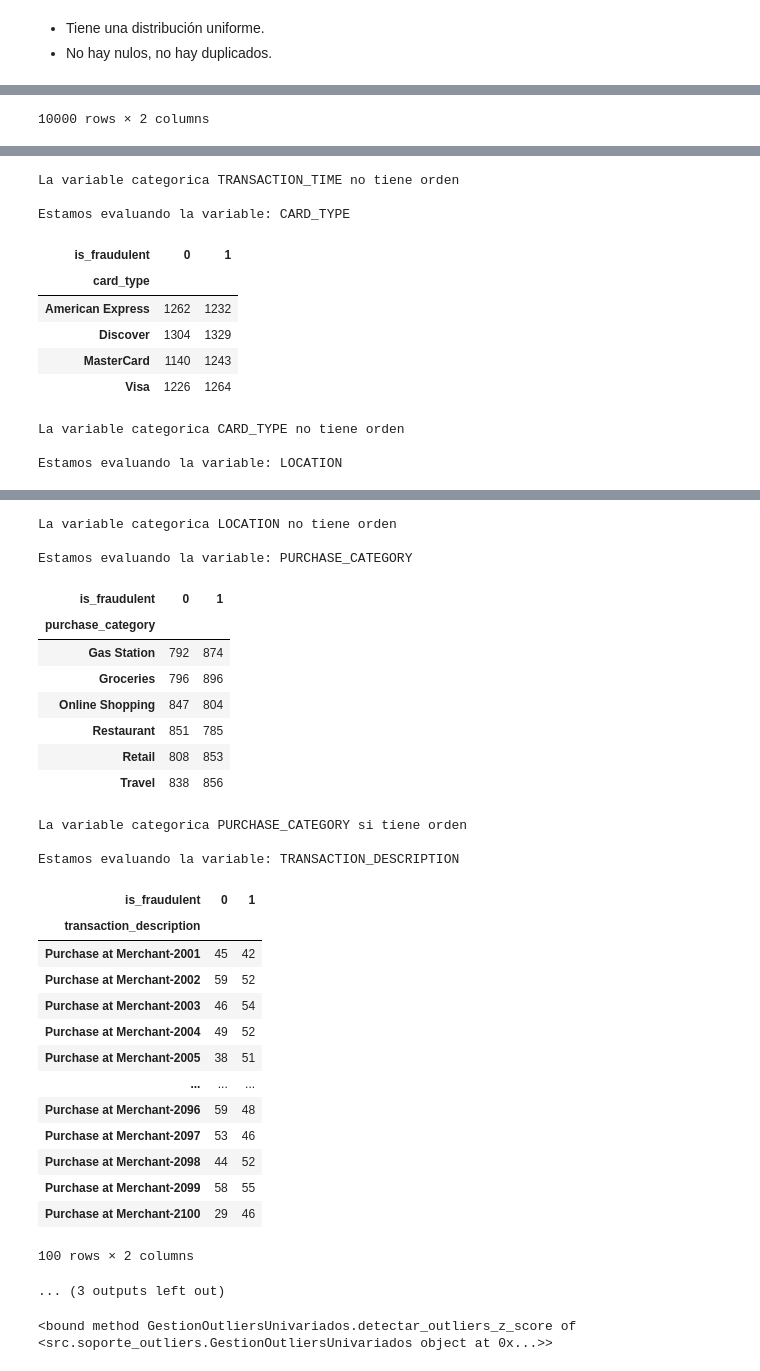
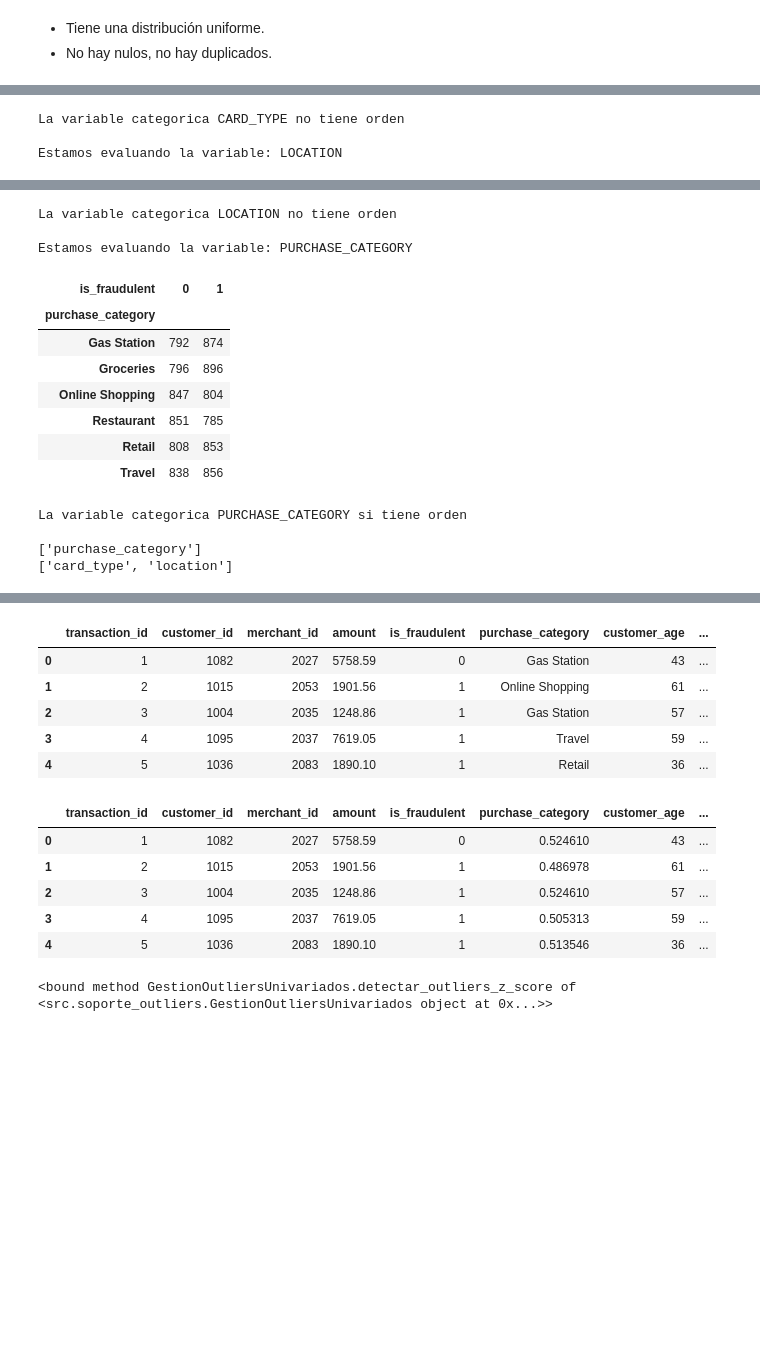
Before and after one commit to Ivan-BV/labotarotio-modulo8-logistica, a Jupyter notebook: modulo8-leccion08-preprocesamiento-logistica.ipynb, the cells around one changed output, grey strips where cells are left out. Saved outputs shown, nothing was run; the diff lists cells and outputs as text; code cells hidden in the pictures; blank space fills up the shorter version.

```diff
--- a/modulo8-leccion08-preprocesamiento-logistica.ipynb
+++ b/modulo8-leccion08-preprocesamiento-logistica.ipynb
@@ -121,3 +121,5 @@ from scipy.stats import chi2_contingency
 # %%
 df = pd.read_csv("datos/financial_data.csv")
 df.head()
+
+df.drop(columns=["transaction_time", "transaction_description"], inplace=True)
@@ -334,14 +291,16 @@ def detectar_orden_cat(lista_categoricas, var_res):
     return lista_ordenas, lista_desordenadas
 # %%
 lista_ordenadas, lista_desordenadas = detectar_orden_cat(df.select_dtypes(["object", "category"]), "is_fraudulent")
-diccionario_encoding = {"target": lista_desordenadas,
-                        "onehot": lista_ordenadas}
+diccionario_encoding = {"target": lista_ordenadas,
+                        "onehot": lista_desordenadas}
+
 print(lista_ordenadas)
 print(lista_desordenadas)
 # En caso de que queramos aplicar el método solo a una columna
 encoding = se.Encoding(df, variable_respuesta="is_fraudulent", diccionario_encoding=diccionario_encoding)
 df_oh = encoding.one_hot_encoding()
 display(df_oh.head())
+# df_target = se.Encoding(df_oh, "is_fraudulent", diccionario_encoding).target_encoding()
 df_target = encoding.target_encoding()
 df_target.head()
 # %% [output]
@@ -362 +314,3 @@ Estamos evaluando la variable: TRANSACTION_TIME
-10000 rows × 2 columns
+La variable categorica CARD_TYPE no tiene orden
+
+Estamos evaluando la variable: LOCATION
@@ -363,12 +335,15 @@ Estamos evaluando la variable: TRANSACTION_TIME
-La variable categorica TRANSACTION_TIME no tiene orden
+La variable categorica LOCATION no tiene orden
 
-Estamos evaluando la variable: CARD_TYPE
+Estamos evaluando la variable: PURCHASE_CATEGORY
-| is_fraudulent | 0 | 1 |
-| card_type |  |  |
-| American Express | 1262 | 1232 |
-| Discover | 1304 | 1329 |
-| MasterCard | 1140 | 1243 |
-| Visa | 1226 | 1264 |
+| is_fraudulent | 0 | 1 |
+| purchase_category |  |  |
+| Gas Station | 792 | 874 |
+| Groceries | 796 | 896 |
+| Online Shopping | 847 | 804 |
+| Restaurant | 851 | 785 |
+| Retail | 808 | 853 |
+| Travel | 838 | 856 |
-La variable categorica CARD_TYPE no tiene orden
+La variable categorica PURCHASE_CATEGORY si tiene orden
 
-Estamos evaluando la variable: LOCATION
+['purchase_category']
+['card_type', 'location']
@@ -393,31 +350,14 @@ Estamos evaluando la variable: LOCATION
-La variable categorica LOCATION no tiene orden
-
-Estamos evaluando la variable: PURCHASE_CATEGORY
-| is_fraudulent | 0 | 1 |
-| purchase_category |  |  |
-| Gas Station | 792 | 874 |
-| Groceries | 796 | 896 |
-| Online Shopping | 847 | 804 |
-| Restaurant | 851 | 785 |
-| Retail | 808 | 853 |
-| Travel | 838 | 856 |
+|  | transaction_id | customer_id | merchant_id | amount | is_fraudulent | purchase_category | customer_age | ... |
+| 0 | 1 | 1082 | 2027 | 5758.59 | 0 | Gas Station | 43 | ... |
+| 1 | 2 | 1015 | 2053 | 1901.56 | 1 | Online Shopping | 61 | ... |
+| 2 | 3 | 1004 | 2035 | 1248.86 | 1 | Gas Station | 57 | ... |
+| 3 | 4 | 1095 | 2037 | 7619.05 | 1 | Travel | 59 | ... |
+| 4 | 5 | 1036 | 2083 | 1890.10 | 1 | Retail | 36 | ... |
-La variable categorica PURCHASE_CATEGORY si tiene orden
-
-Estamos evaluando la variable: TRANSACTION_DESCRIPTION
-| is_fraudulent | 0 | 1 |
-| transaction_description |  |  |
-| Purchase at Merchant-2001 | 45 | 42 |
-| Purchase at Merchant-2002 | 59 | 52 |
-| Purchase at Merchant-2003 | 46 | 54 |
-| Purchase at Merchant-2004 | 49 | 52 |
-| Purchase at Merchant-2005 | 38 | 51 |
-| ... | ... | ... |
-| Purchase at Merchant-2096 | 59 | 48 |
-| Purchase at Merchant-2097 | 53 | 46 |
-| Purchase at Merchant-2098 | 44 | 52 |
-| Purchase at Merchant-2099 | 58 | 55 |
-| Purchase at Merchant-2100 | 29 | 46 |
+|  | transaction_id | customer_id | merchant_id | amount | is_fraudulent | purchase_category | customer_age | ... |
+| 0 | 1 | 1082 | 2027 | 5758.59 | 0 | 0.524610 | 43 | ... |
+| 1 | 2 | 1015 | 2053 | 1901.56 | 1 | 0.486978 | 61 | ... |
+| 2 | 3 | 1004 | 2035 | 1248.86 | 1 | 0.524610 | 57 | ... |
+| 3 | 4 | 1095 | 2037 | 7619.05 | 1 | 0.505313 | 59 | ... |
+| 4 | 5 | 1036 | 2083 | 1890.10 | 1 | 0.513546 | 36 | ... |
-100 rows × 2 columns
-... (3 outputs left out)
 # %%
 # Variable respuesta/objetivo is_fraudulent
```
Also changed, not shown: parts of 18 cells of this notebook, 7 other files.
